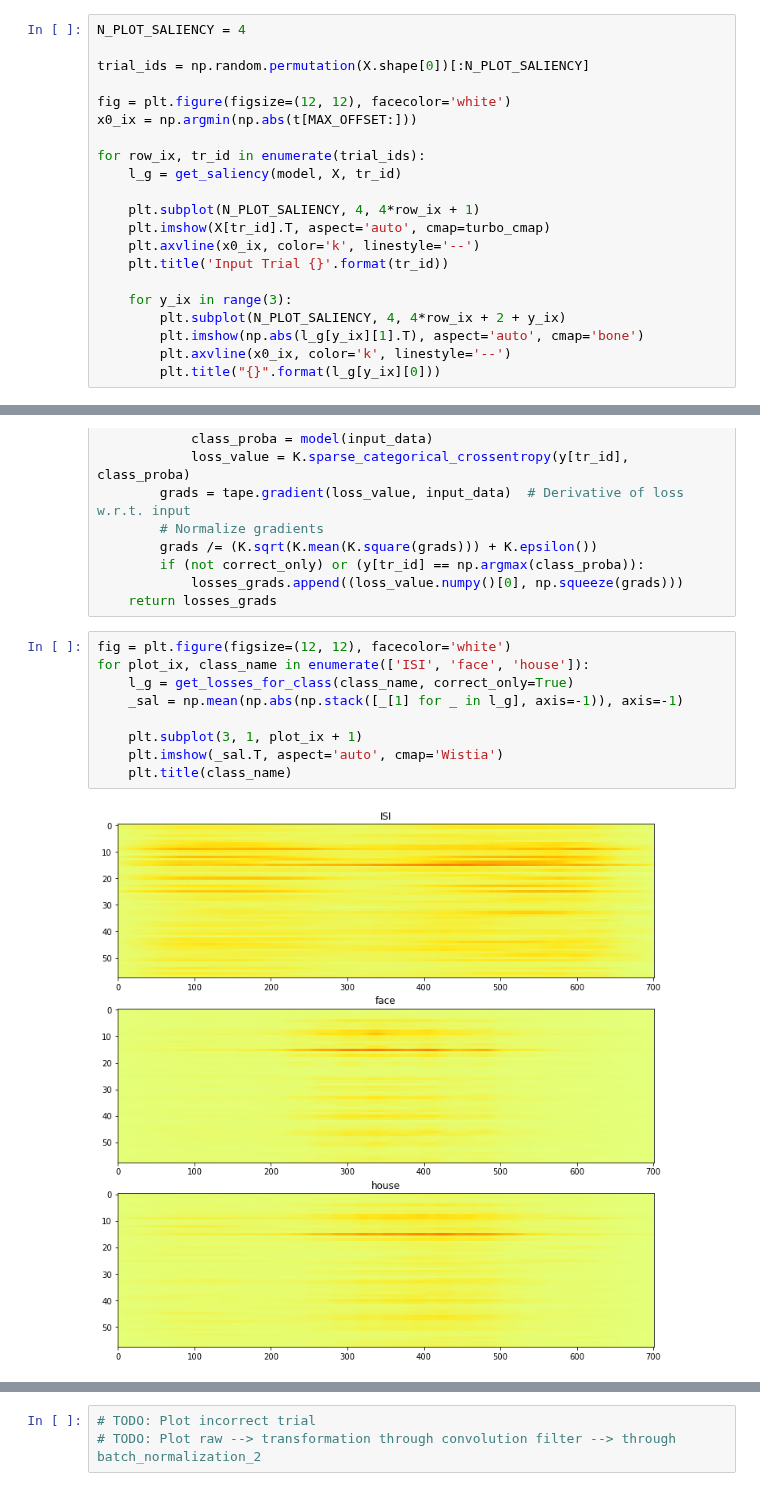
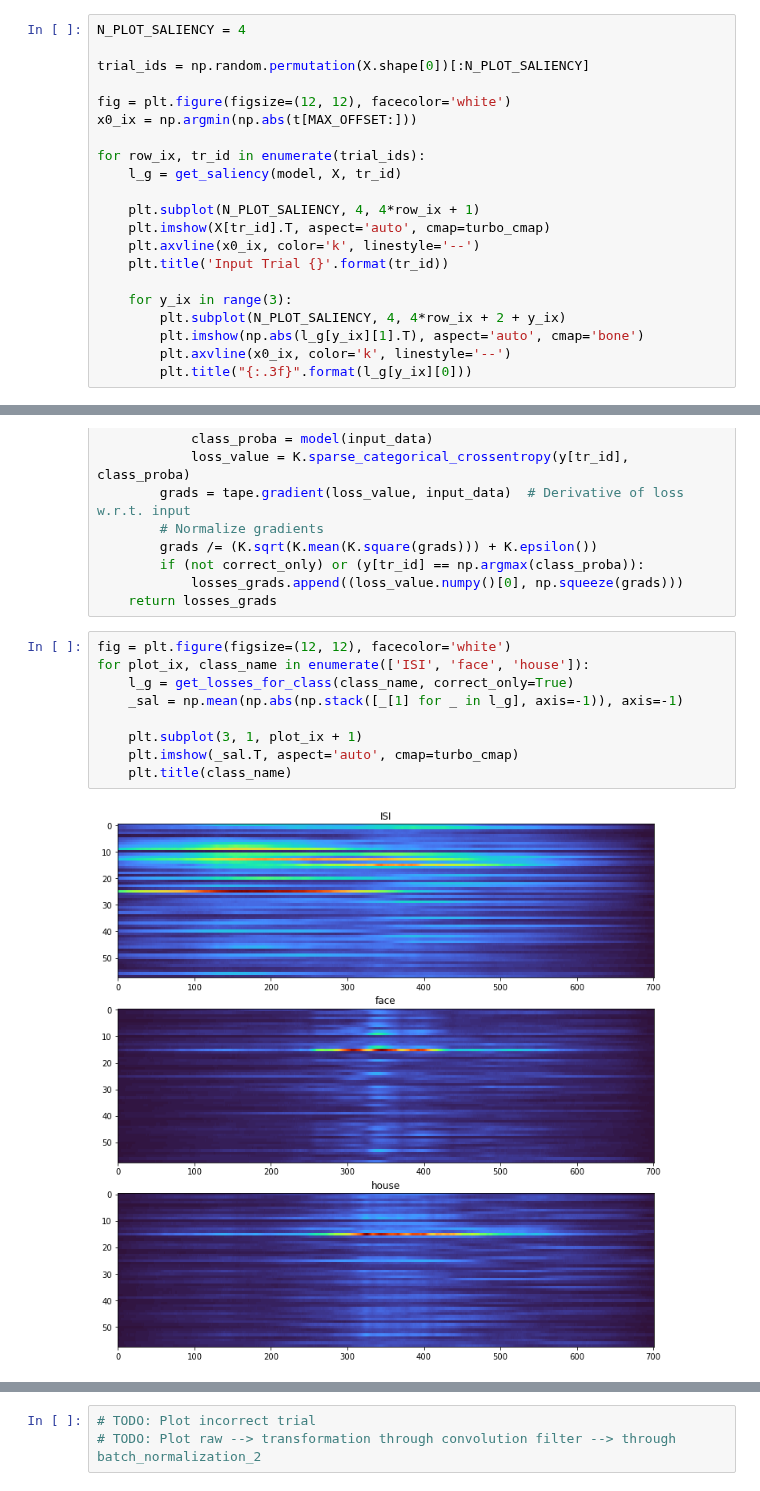
Before and after one commit to SachsLab/IntracranialNeurophysDL, a Jupyter notebook: notebooks/03_03_CNN_inspect_model.ipynb, the cells around one changed output, grey strips where cells are left out. Drawn from its saved outputs; the diff is of its cells as text.

```diff
--- a/notebooks/03_03_CNN_inspect_model.ipynb
+++ b/notebooks/03_03_CNN_inspect_model.ipynb
@@ -438,5 +438,5 @@ for row_ix, tr_id in enumerate(trial_ids):
         plt.subplot(N_PLOT_SALIENCY, 4, 4*row_ix + 2 + y_ix)
         plt.imshow(np.abs(l_g[y_ix][1].T), aspect='auto', cmap='bone')
         plt.axvline(x0_ix, color='k', linestyle='--')
-        plt.title("{}".format(l_g[y_ix][0]))
+        plt.title("{:.3f}".format(l_g[y_ix][0]))
 # %% [output]
@@ -492,14 +492,14 @@ def get_losses_for_class(test_class, correct_only=False):
 # %%
 fig = plt.figure(figsize=(12, 12), facecolor='white')
 for plot_ix, class_name in enumerate(['ISI', 'face', 'house']):
     l_g = get_losses_for_class(class_name, correct_only=True)
     _sal = np.mean(np.abs(np.stack([_[1] for _ in l_g], axis=-1)), axis=-1)
 
     plt.subplot(3, 1, plot_ix + 1)
-    plt.imshow(_sal.T, aspect='auto', cmap='Wistia')
+    plt.imshow(_sal.T, aspect='auto', cmap=turbo_cmap)
     plt.title(class_name)
 # %% [output]
-[figure, old version]
+[figure, new version]
 # %%
 _width = 0.3
 fig = plt.figure(figsize=(12, 6), facecolor='white')
```
Also changed, not shown: parts of 11 cells of this notebook, 3 other files.
